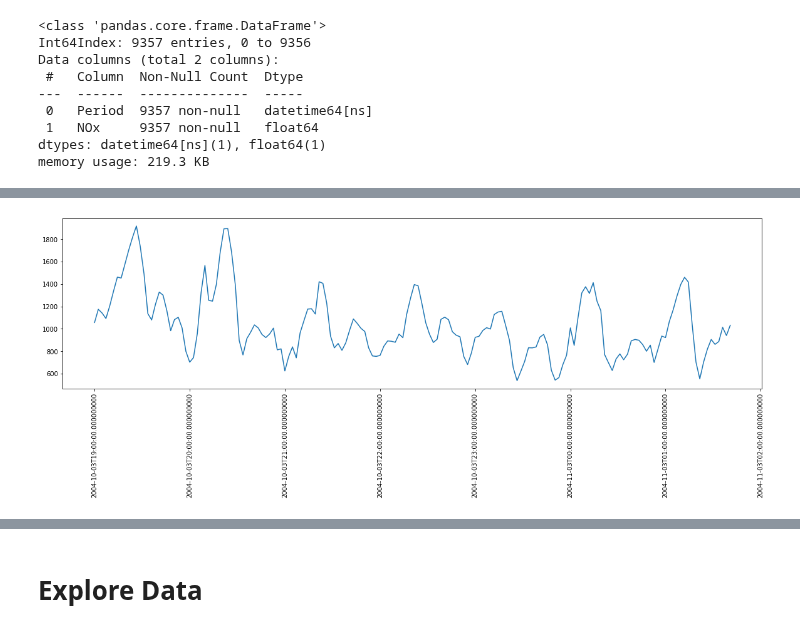
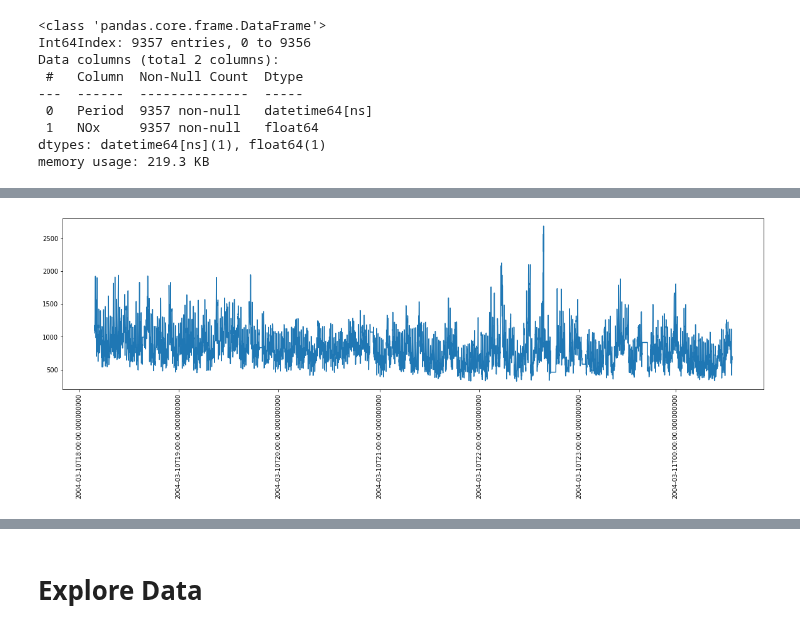
Before and after one commit to blantj/environmental_time_series, a Jupyter notebook: Modeling.ipynb, the cells around one changed output, grey strips where cells are left out. Cells and saved outputs as stored; diff of their text form; code cells hidden in the pictures.

```diff
--- a/Modeling.ipynb
+++ b/Modeling.ipynb
@@ -31,10 +31,10 @@ df.head()
 # %% [markdown]
 Convert Period column to DateTime format
 # %%
-def replace_periods(date_time):
+def reformat_date(date_time):
     return str(date_time).replace('.',':')
 df['Period'] = df['Period'].apply(replace_periods)
-df['Period'] = pd.to_datetime(df['Period'])
+df['Period'] = pd.to_datetime(df['Period'], dayfirst=True)
 df.head()
 # %% [output]
 |  | Period | NOx |
@@ -60,0 +77,3 @@ memory usage: 219.3 KB
+# %%
+df['NOx'] = df['NOx'].replace({-200: np.nan})
+df.fillna(method='ffill', inplace=True)
@@ -61,5 +93,5 @@ memory usage: 219.3 KB
 # %%
 fig, ax = plt.subplots(figsize=(20,5))
-ax.plot(range(0,168),df['NOx'].values[0:168])
-ax.set_xticklabels(df['Period'].values[0:168], rotation=90)
+ax.plot(df['Period'].values,df['NOx'].values)
+ax.set_xticklabels(df['Period'].values, rotation=90)
 # %% [output]
@@ -76 +105 @@ ax.set_xticklabels(df['Period'].values[0:168], rotation=90)
-[figure, old version]
+[figure, new version]
```
Also changed, not shown: parts of 28 cells of this notebook.
